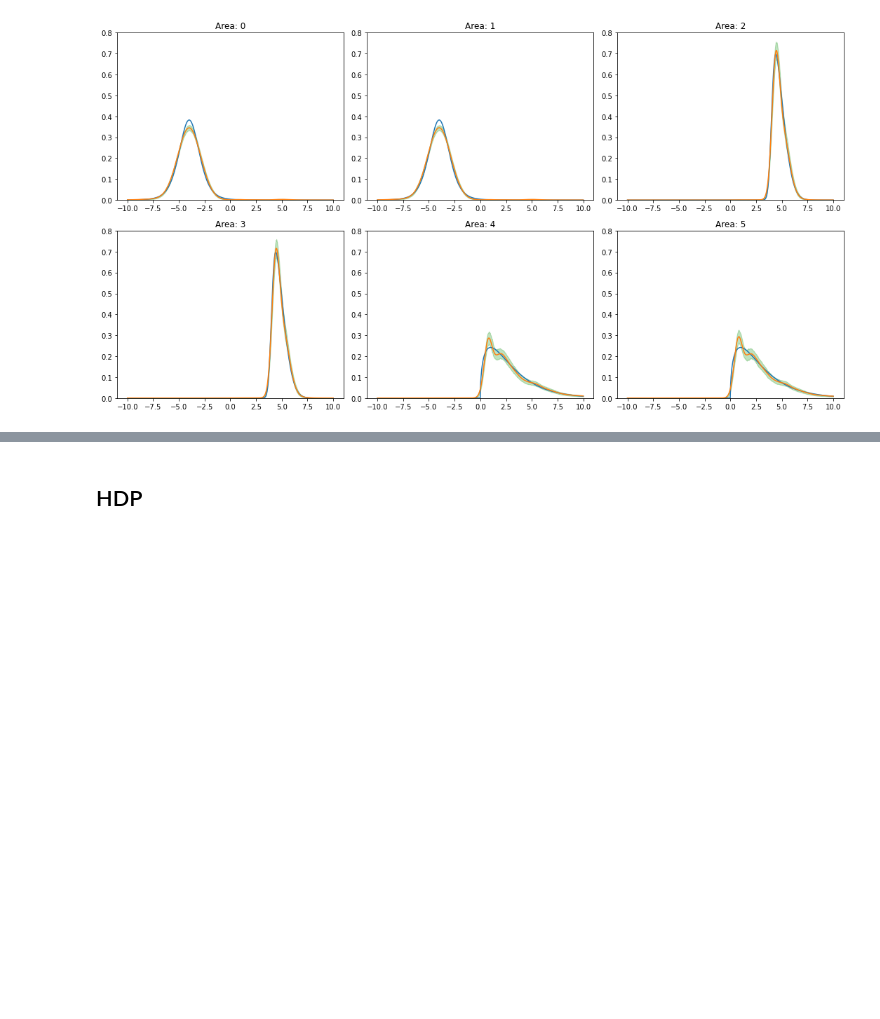
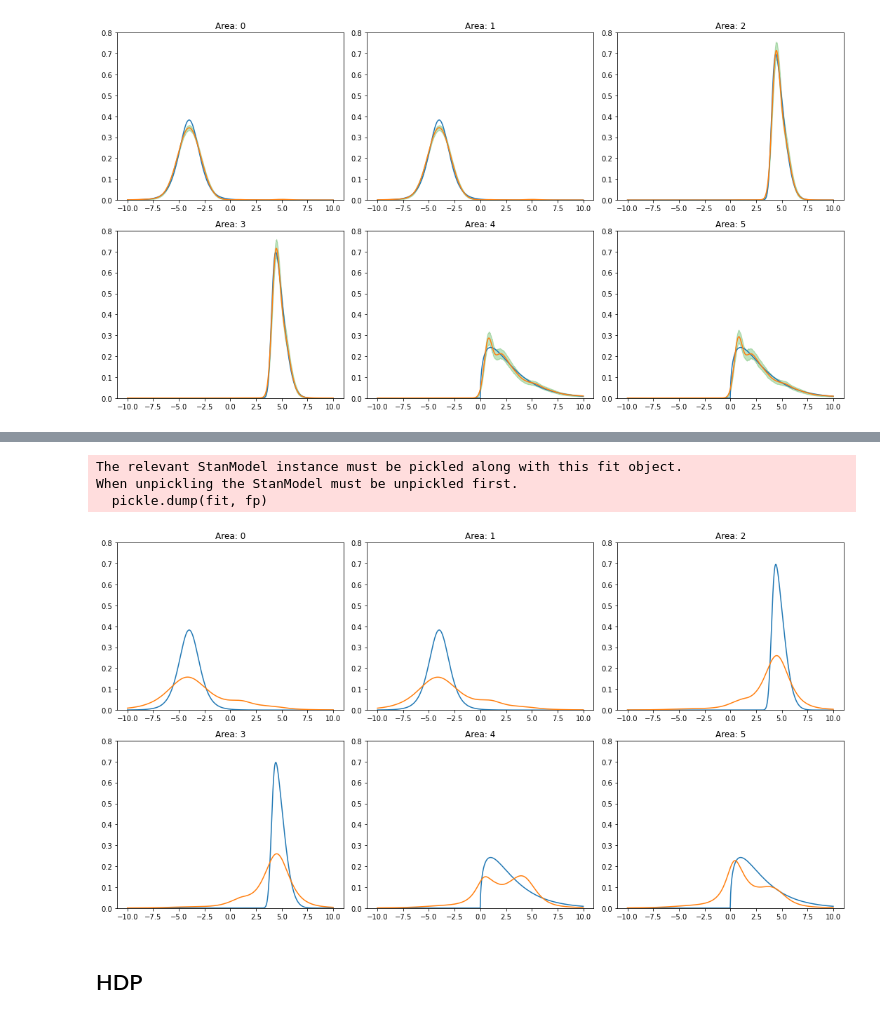
Before and after one commit to mberaha/spatial_mixtures, a Jupyter notebook: notebooks/SIS/approximate_pdf/Simulation Study Pdf Approximation - Simulation 0.ipynb, the cells around one changed output, grey strips where cells are left out. Saved outputs shown, nothing was run; the diff lists cells and outputs as text; code cells hidden in the pictures; blank space fills up the shorter version.

```diff
--- a/notebooks/SIS/approximate_pdf/Simulation Study Pdf Approximation - Simulation 0.ipynb
+++ b/notebooks/SIS/approximate_pdf/Simulation Study Pdf Approximation - Simulation 0.ipynb
@@ -187,3 +228,52 @@ array([8.52402348e-07, 8.72174563e-07, 8.87794123e-07, 9.91736435e-07,
+# %%
+import pickle
+with open("notebooks/SIS/approximate_pdf/stan_chains_ex0.pickle", "wb") as fp:
+    pickle.dump(fit, fp)
+# %% [output]
+The relevant StanModel instance must be pickled along with this fit object.
+When unpickling the StanModel must be unpickled first.
+  pickle.dump(fit, fp)
+# %%
+def eval_stan_density(stanfit, xgrid):
+    means = stanfit.extract("means")["means"]
+    variances = stanfit.extract("vars")["vars"]
+    weights = stanfit.extract("weights")["weights"]
+    out = []
+    num_iters = means.shape[0]
+    num_components = means.shape[1]
+
+    means = means.reshape(-1)
+    stddevs = np.sqrt(variances.reshape(-1))
+    allgrid = np.hstack([xgrid.reshape(-1, 1)] * means.shape[0])
+
+    eval_normals = norm.pdf(
+        allgrid, means, stddevs
+    ).reshape(len(xgrid), num_iters, num_components)
+
+    numGroups = weights.shape[1]
+    for g in range(numGroups):
+        weights_chain = weights[:, g, :]
+        out.append(np.sum(eval_normals*weights_chain, axis=-1).T)
+
+    return out
+# %%
+stan_dens = eval_stan_density(fit, xgrid)
+# %%
+fig, axes = plt.subplots(nrows=2, ncols=3, figsize=(15, 8))
+axes = axes.flat
+
+for g in range(numGroups):
+    axes[g].plot(xgrid, true_d[g])
+    axes[g].plot(xgrid, np.mean(stan_dens[g], 0))
+    axes[g].set_ylim([0, 0.8])
+#     intervals = np.array([pm.stats.hpd(dens[g][:, i], 0.95) for i in range(dens[g].shape[1])])
+#     axes[g].fill_between(xgrid, intervals[:, 0], intervals[:, 1], alpha=0.3, color=current_palette[2])
+    axes[g].set_title("Area: {0}".format(g))
+#     sns.kdeplot(datas[g], ax=axes[g], color=current_palette[3])
+
+plt.tight_layout()
+# %% [output]
+[figure, added]
 # %% [markdown]
 ## HDP
 # %% [markdown]
```
Also changed, not shown: parts of 6 cells of this notebook, 4 other files.
